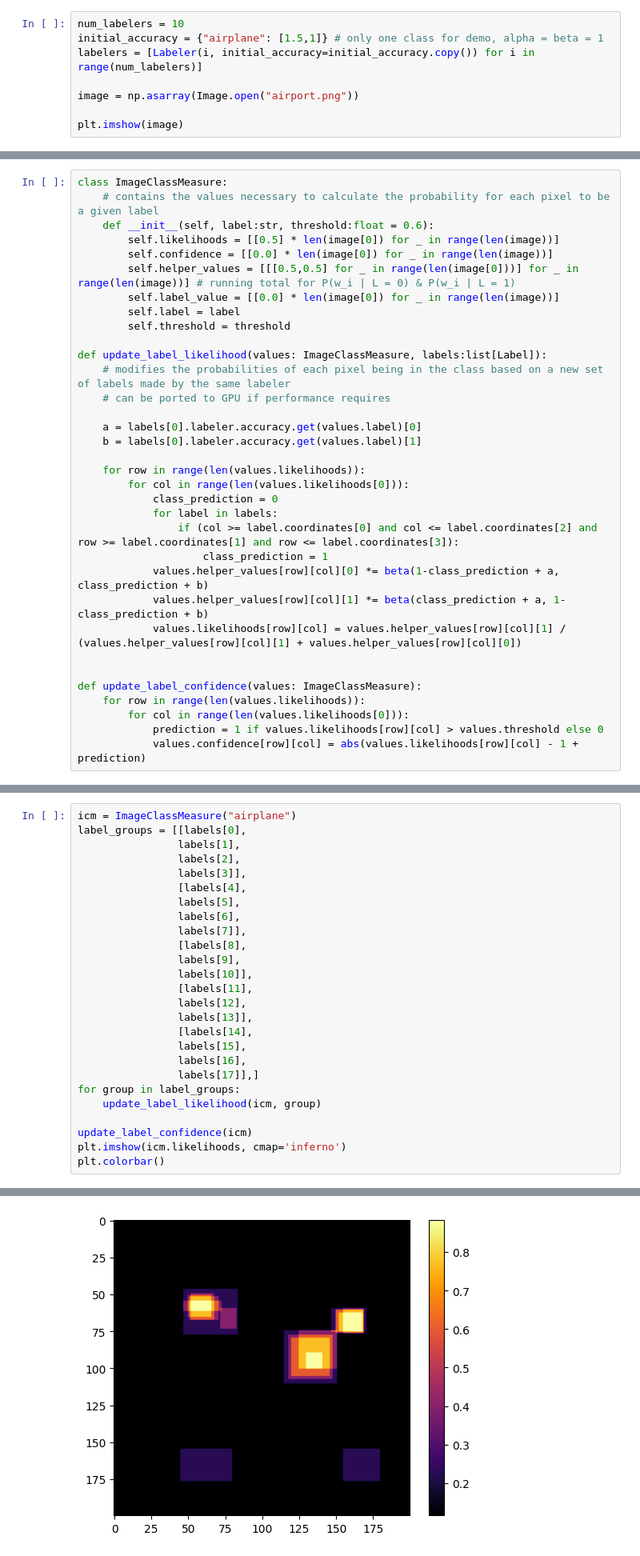
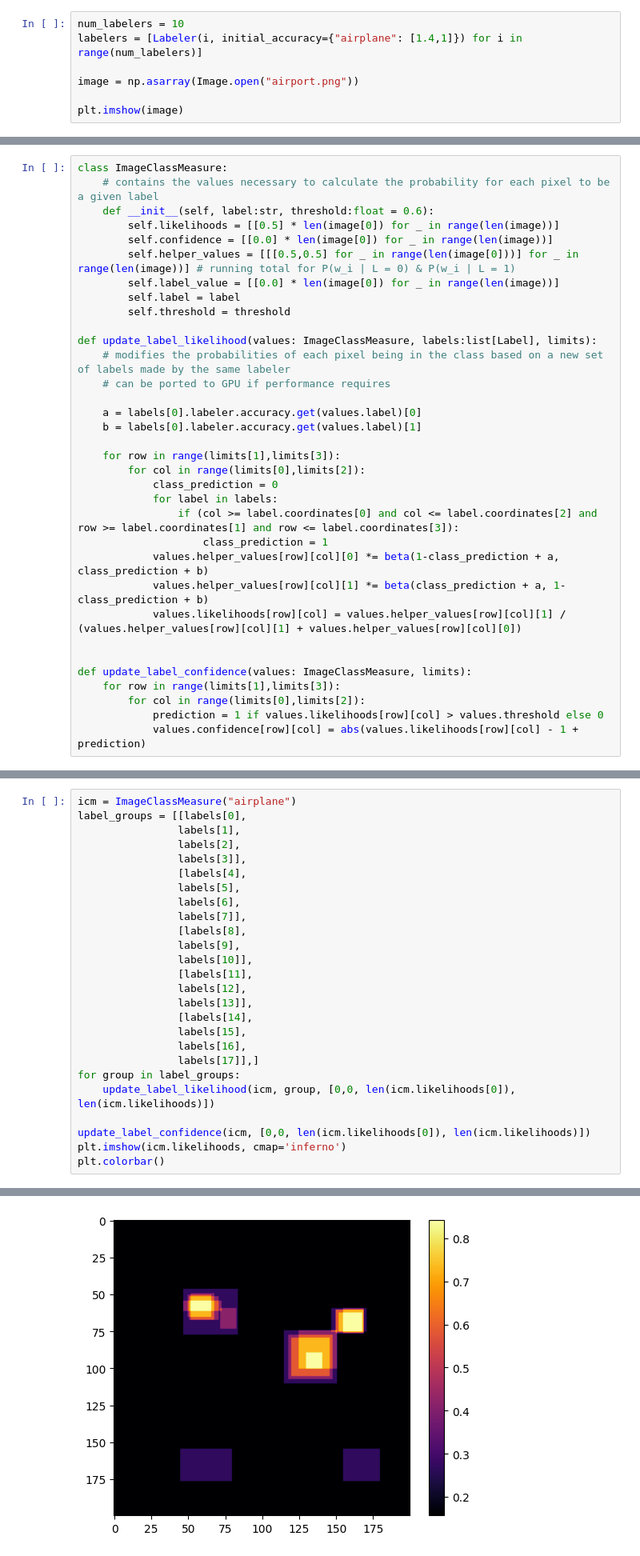
Before and after one commit to OKKM-insights/backend, a Jupyter notebook: prototyping/consensus_model.ipynb, the cells around one changed output, grey strips where cells are left out. Shown at 80% size. Saved outputs shown, nothing was run; the diff lists cells and outputs as text.

```diff
--- a/prototyping/consensus_model.ipynb
+++ b/prototyping/consensus_model.ipynb
@@ -40,8 +40,7 @@ class Label():
 #### Create Dummy Data
 # %%
 num_labelers = 10
-initial_accuracy = {"airplane": [1.5,1]} # only one class for demo, alpha = beta = 1
-labelers = [Labeler(i, initial_accuracy=initial_accuracy.copy()) for i in range(num_labelers)]
+labelers = [Labeler(i, initial_accuracy={"airplane": [1.4,1]}) for i in range(num_labelers)]
 
 image = np.asarray(Image.open("airport.png"))
 
@@ -117,15 +116,15 @@ class ImageClassMeasure:
         self.label = label
         self.threshold = threshold
 
-def update_label_likelihood(values: ImageClassMeasure, labels:list[Label]):
+def update_label_likelihood(values: ImageClassMeasure, labels:list[Label], limits):
     # modifies the probabilities of each pixel being in the class based on a new set of labels made by the same labeler
     # can be ported to GPU if performance requires
 
     a = labels[0].labeler.accuracy.get(values.label)[0]
     b = labels[0].labeler.accuracy.get(values.label)[1]
 
-    for row in range(len(values.likelihoods)):
-        for col in range(len(values.likelihoods[0])):
+    for row in range(limits[1],limits[3]):
+        for col in range(limits[0],limits[2]):
             class_prediction = 0
             for label in labels:
                 if (col >= label.coordinates[0] and col <= label.coordinates[2] and row >= label.coordinates[1] and row <= label.coordinates[3]):
@@ -135,9 +134,9 @@ def update_label_likelihood(values: ImageClassMeasure, labels:list[Label]):
             values.likelihoods[row][col] = values.helper_values[row][col][1] / (values.helper_values[row][col][1] + values.helper_values[row][col][0])
 
 
-def update_label_confidence(values: ImageClassMeasure):
-    for row in range(len(values.likelihoods)):
-        for col in range(len(values.likelihoods[0])):
+def update_label_confidence(values: ImageClassMeasure, limits):
+    for row in range(limits[1],limits[3]):
+        for col in range(limits[0],limits[2]):
             prediction = 1 if values.likelihoods[row][col] > values.threshold else 0
             values.confidence[row][col] = abs(values.likelihoods[row][col] - 1 + prediction)
 # %%
@@ -152,30 +151,30 @@ plt.imshow(icm.likelihoods, cmap='inferno')
 # %%
 icm = ImageClassMeasure("airplane")
 label_groups = [[labels[0],
                 labels[1],
                 labels[2],
                 labels[3]],
                 [labels[4],
                 labels[5],
                 labels[6],
                 labels[7]],
                 [labels[8],
                 labels[9],
                 labels[10]],
                 [labels[11],
                 labels[12],
                 labels[13]],
                 [labels[14],
                 labels[15],
                 labels[16],
                 labels[17]],]
 for group in label_groups:
-    update_label_likelihood(icm, group)
+    update_label_likelihood(icm, group, [0,0, len(icm.likelihoods[0]), len(icm.likelihoods)])
 
-update_label_confidence(icm)
+update_label_confidence(icm, [0,0, len(icm.likelihoods[0]), len(icm.likelihoods)])
 plt.imshow(icm.likelihoods, cmap='inferno')
 plt.colorbar()
 # %% [output]
 <matplotlib.colorbar.Colorbar at 0x...>
-[figure, old version]
+[figure, new version]
 # %% [markdown]
```
Also changed, not shown: parts of 12 cells of this notebook.
